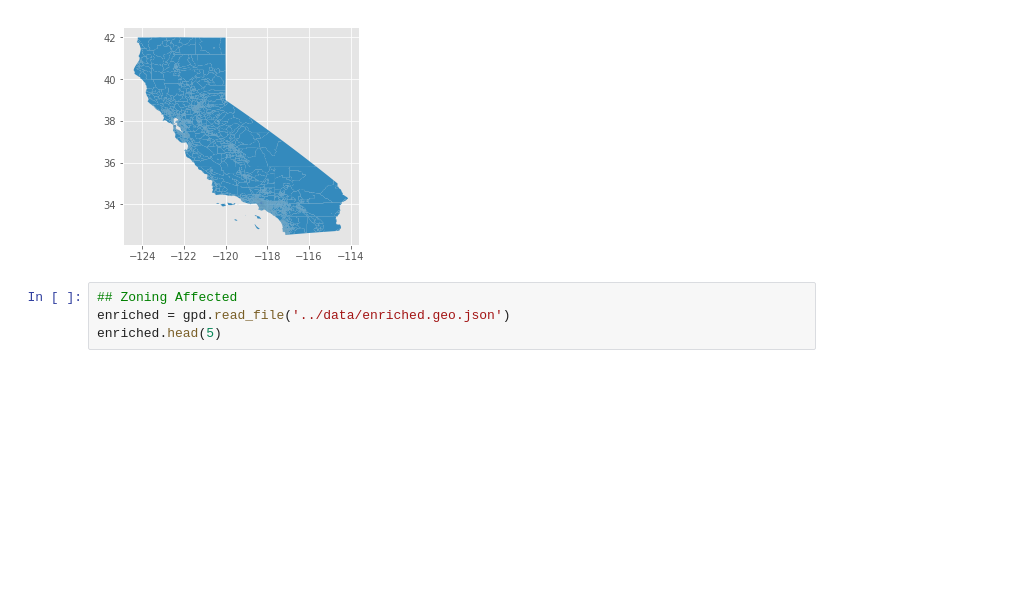
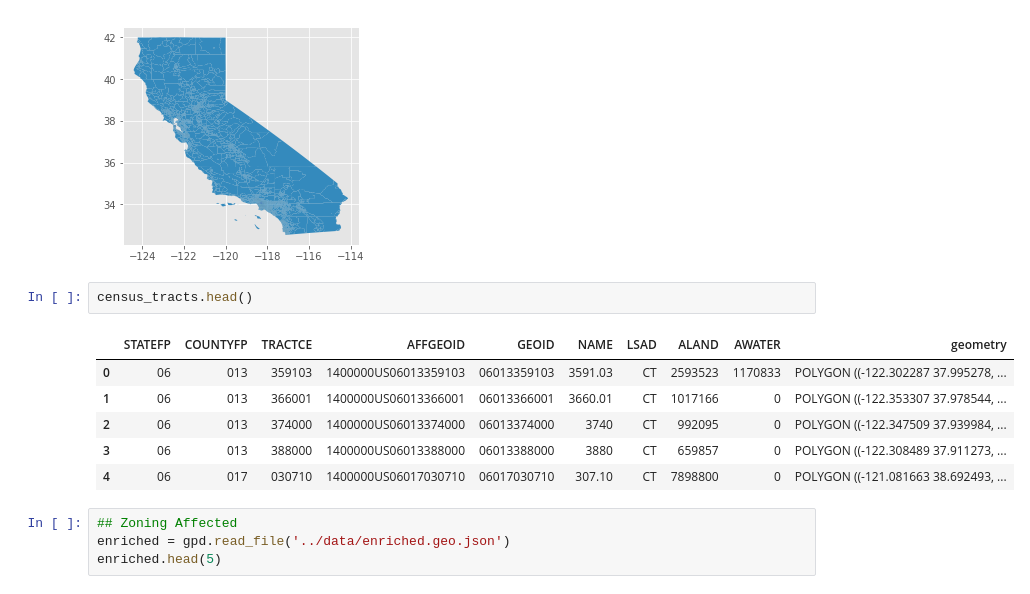
Before and after one commit to policyclub/zoning-metadata, a Jupyter notebook: analysis/DetermineZoningAndTransitRelationships.ipynb, the cells around one changed output. Saved outputs shown, nothing was run; the diff lists cells and outputs as text; blank space fills up the shorter version.

```diff
--- a/analysis/DetermineZoningAndTransitRelationships.ipynb
+++ b/analysis/DetermineZoningAndTransitRelationships.ipynb
@@ -47,6 +49,15 @@ census_tracts.plot()
 # %% [output]
 <matplotlib.axes._subplots.AxesSubplot at 0x...>
 [figure]
+# %%
+census_tracts.head()
+# %% [output]
+|  | STATEFP | COUNTYFP | TRACTCE | AFFGEOID | GEOID | NAME | LSAD | ALAND | AWATER | geometry |
+| 0 | 06 | 013 | 359103 | 1400000US06013359103 | 06013359103 | 3591.03 | CT | 2593523 | 1170833 | POLYGON ((-122.302287 37.995278, ... |
+| 1 | 06 | 013 | 366001 | 1400000US06013366001 | 06013366001 | 3660.01 | CT | 1017166 | 0 | POLYGON ((-122.353307 37.978544, ... |
+| 2 | 06 | 013 | 374000 | 1400000US06013374000 | 06013374000 | 3740 | CT | 992095 | 0 | POLYGON ((-122.347509 37.939984, ... |
+| 3 | 06 | 013 | 388000 | 1400000US06013388000 | 06013388000 | 3880 | CT | 659857 | 0 | POLYGON ((-122.308489 37.911273, ... |
+| 4 | 06 | 017 | 030710 | 1400000US06017030710 | 06017030710 | 307.10 | CT | 7898800 | 0 | POLYGON ((-121.081663 38.692493, ... |
 # %%
 ## Zoning Affected
 enriched = gpd.read_file('../data/enriched.geo.json')
```
Also changed, not shown: parts of 18 cells of this notebook, 3 other files.
